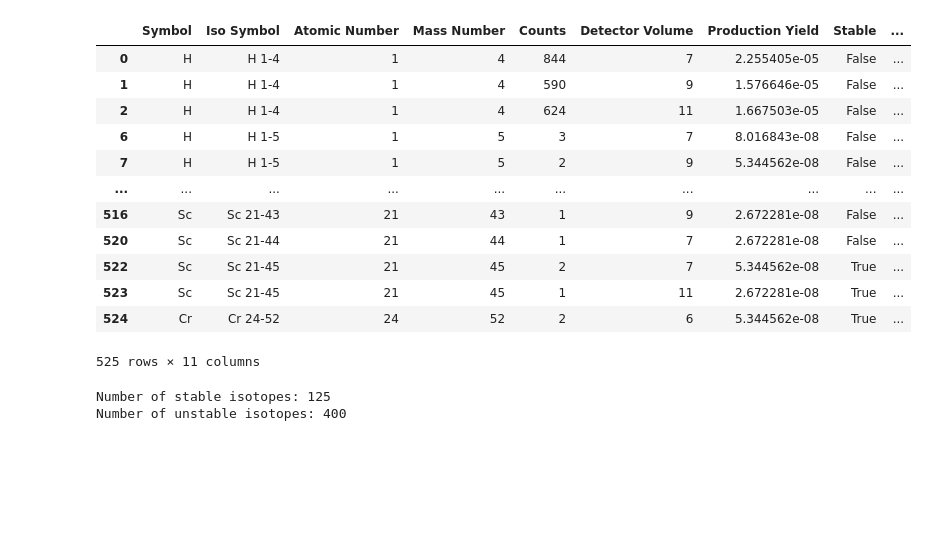
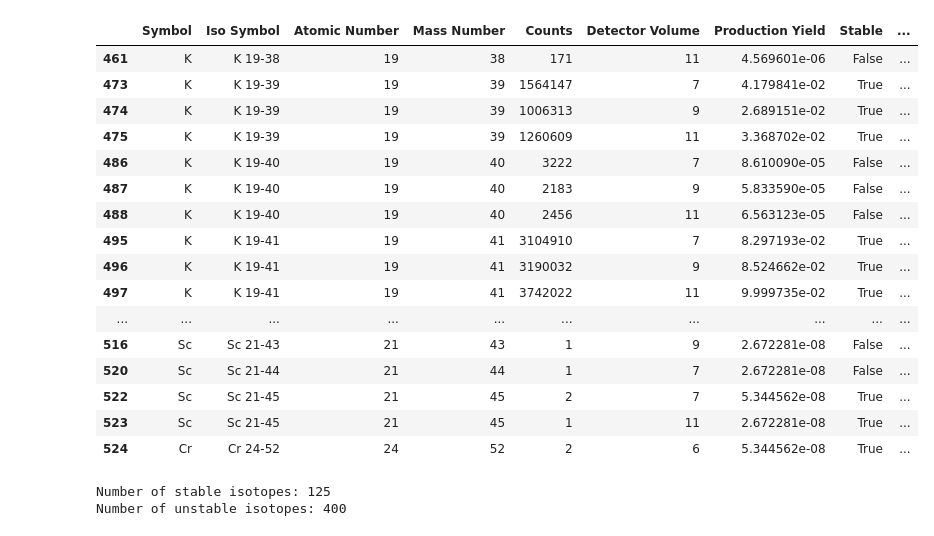
Before and after one commit to TomSB1423/nucleide_data, a Jupyter notebook: total_counts.ipynb, the cells around one changed output. Cells and saved outputs as stored; diff of their text form; code cells hidden in the pictures; blank space fills up the shorter version.

Commit message:
Added more tables

```diff
--- a/total_counts.ipynb
+++ b/total_counts.ipynb
@@ -36,23 +23,27 @@ df = open_data(file_dir, columns)
 # %%
 # Add in isotope data
 add_isotope_data(df)
 # Reorder columns
-df = df[["Symbol","Iso Symbol","Atomic Number","Mass Number","Counts", "Detector Volume","Production Yield","Stable","Half Life","Decay Modes (m, b, q MeV)","Plot Colour",]]
-df
+df = df[["Symbol","Iso Symbol","Atomic Number","Mass Number","Counts", "Detector Volume","Production Yield","Stable","Half Life","Decay Modes (m, b, q MeV)","Max Q-Value","Plot Colour",]]
+df.tail(40)
 # %% [output]
 |  | Symbol | Iso Symbol | Atomic Number | Mass Number | Counts | Detector Volume | Production Yield | Stable | ... |
-| 0 | H | H 1-4 | 1 | 4 | 844 | 7 | 2.255405e-05 | False | ... |
-| 1 | H | H 1-4 | 1 | 4 | 590 | 9 | 1.576646e-05 | False | ... |
-| 2 | H | H 1-4 | 1 | 4 | 624 | 11 | 1.667503e-05 | False | ... |
-| 6 | H | H 1-5 | 1 | 5 | 3 | 7 | 8.016843e-08 | False | ... |
-| 7 | H | H 1-5 | 1 | 5 | 2 | 9 | 5.344562e-08 | False | ... |
+| 461 | K | K 19-38 | 19 | 38 | 171 | 11 | 4.569601e-06 | False | ... |
+| 473 | K | K 19-39 | 19 | 39 | 1564147 | 7 | 4.179841e-02 | True | ... |
+| 474 | K | K 19-39 | 19 | 39 | 1006313 | 9 | 2.689151e-02 | True | ... |
+| 475 | K | K 19-39 | 19 | 39 | 1260609 | 11 | 3.368702e-02 | True | ... |
+| 486 | K | K 19-40 | 19 | 40 | 3222 | 7 | 8.610090e-05 | False | ... |
+| 487 | K | K 19-40 | 19 | 40 | 2183 | 9 | 5.833590e-05 | False | ... |
+| 488 | K | K 19-40 | 19 | 40 | 2456 | 11 | 6.563123e-05 | False | ... |
+| 495 | K | K 19-41 | 19 | 41 | 3104910 | 7 | 8.297193e-02 | True | ... |
+| 496 | K | K 19-41 | 19 | 41 | 3190032 | 9 | 8.524662e-02 | True | ... |
+| 497 | K | K 19-41 | 19 | 41 | 3742022 | 11 | 9.999735e-02 | True | ... |
 | ... | ... | ... | ... | ... | ... | ... | ... | ... | ... |
 | 516 | Sc | Sc 21-43 | 21 | 43 | 1 | 9 | 2.672281e-08 | False | ... |
 | 520 | Sc | Sc 21-44 | 21 | 44 | 1 | 7 | 2.672281e-08 | False | ... |
 | 522 | Sc | Sc 21-45 | 21 | 45 | 2 | 7 | 5.344562e-08 | True | ... |
 | 523 | Sc | Sc 21-45 | 21 | 45 | 1 | 11 | 2.672281e-08 | True | ... |
 | 524 | Cr | Cr 24-52 | 24 | 52 | 2 | 6 | 5.344562e-08 | True | ... |
-525 rows × 11 columns
 # %%
 # Clean unstable isotopes into two datasets
 df_unstable = df[df["Stable"] == False]
```
Also changed, not shown: parts of 13 cells of this notebook, 2 other files.
